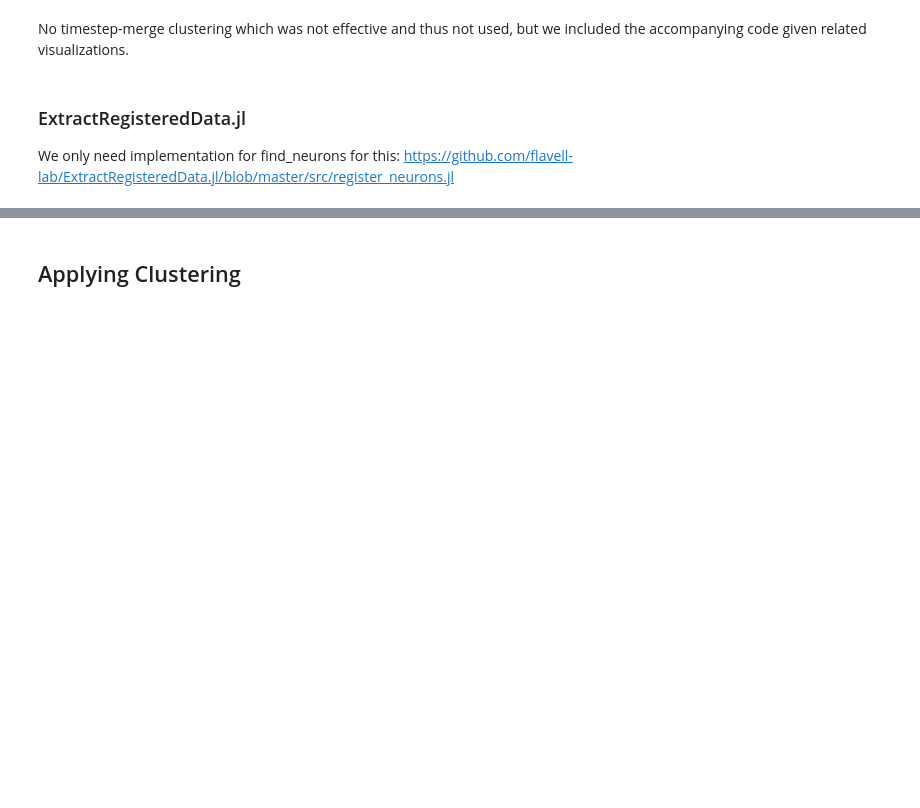
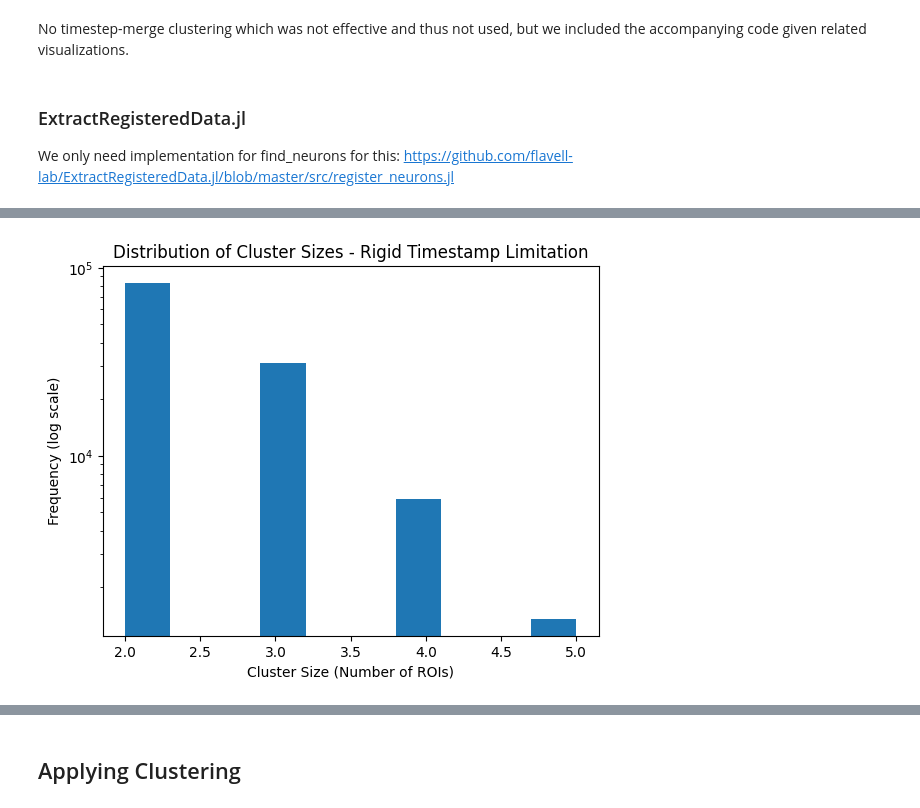
Before and after one commit to nalinir/cv_moving_c_elegans, a Jupyter notebook: clustering.ipynb, the cells around one changed output, grey strips where cells are left out. Drawn from its saved outputs; the diff is of its cells as text; code cells hidden in the pictures; blank space fills up the shorter version.

```diff
--- a/clustering.ipynb
+++ b/clustering.ipynb
@@ -591,10 +593,15 @@ plt.spy(final_matrix,markersize=1)
 # %%
 clusters_dict.keys()
 lens=[]
 for key, ROIs in clusters_dict.items():
     lens.append(len(ROIs))
 plt.hist(lens,log=True)
+plt.xlabel('Cluster Size (Number of ROIs)')
+plt.ylabel('Frequency (log scale)')
+plt.title('Distribution of Cluster Sizes - Rigid Timestamp Limitation')
 plt.savefig("roi_cluster_sizes_no_cluster_lim.png")
+# %% [output]
+[figure, added]
 # %%
 number_clusters = len(clusters_dict)
 total_timestamps = set()
```
Also changed, not shown: parts of 10 cells of this notebook, 2 other files.
